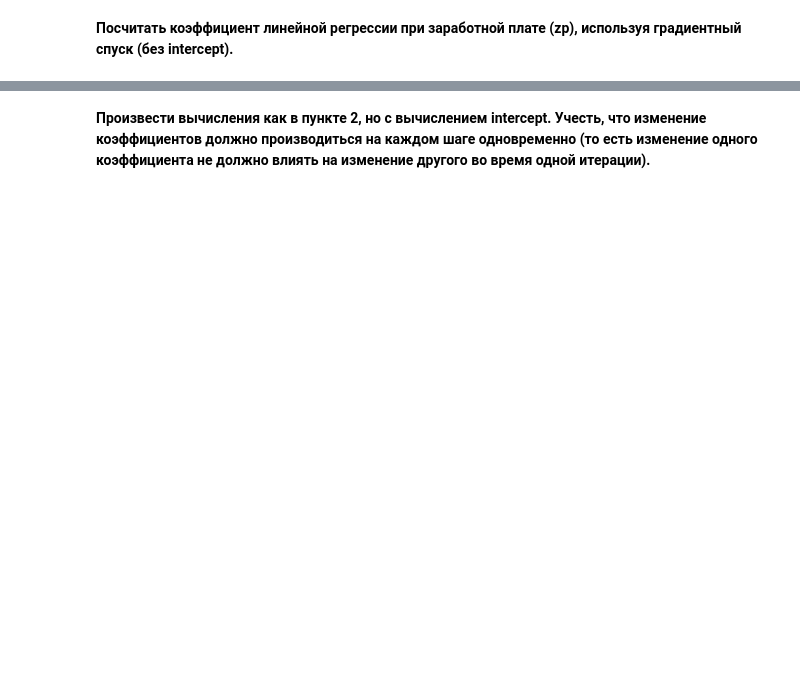
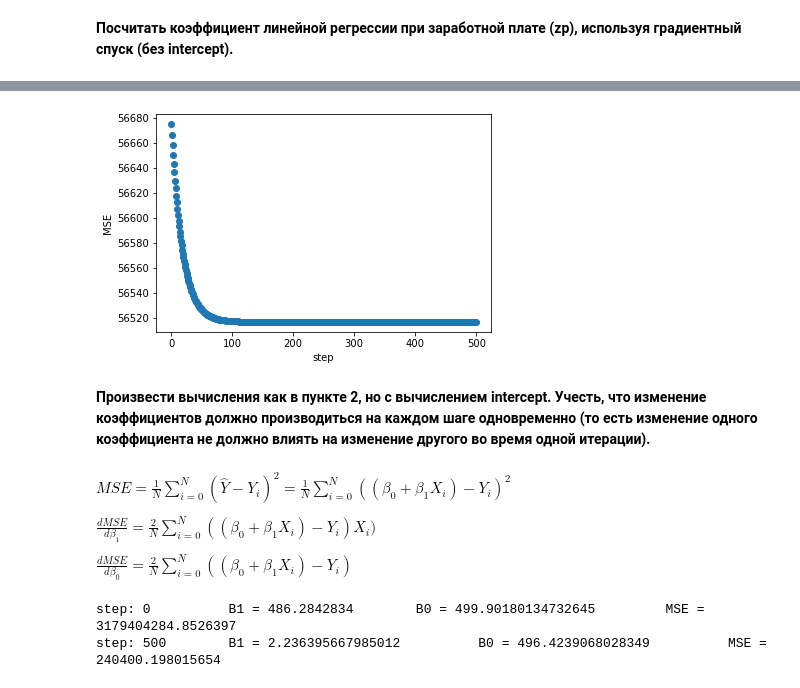
Before and after one commit to GoninM/GB_probability_theory, a Jupyter notebook: homework_7.ipynb, the cells around one changed output, grey strips where cells are left out. Saved outputs shown, nothing was run; the diff lists cells and outputs as text; code cells hidden in the pictures; blank space fills up the shorter version.

```diff
--- a/homework_7.ipynb
+++ b/homework_7.ipynb
@@ -18,3 +177,38 @@ array([401, 574, 874, 919, 459, 739, 653, 902, 746, 832])
+# %%
+plt.scatter(idx,mse_data)
+plt.xlabel('step')
+plt.ylabel('MSE')
+plt.show()
+# %% [output]
+[figure, added]
 # %% [markdown]
 <b> Произвести вычисления как в пункте 2, но с вычислением intercept. Учесть, что изменение коэффициентов должно производиться
 на каждом шаге одновременно (то есть изменение одного коэффициента не должно влиять на изменение другого во время одной итерации). </b>
+# %% [markdown]
+$MSE = \frac{1}{N} \sum \limits_{i=0}^{N} (\hat{Y}-Y_{i})^{2} = \frac{1}{N} \sum \limits_{i=0}^{N} ((\beta_{0} + \beta_{1}X_{i})-Y_{i})^{2}$
+
+$\frac{d MSE}{d\beta_{1}} = \frac{2}{N} \sum \limits_{i=0}^{N} ((\beta_{0} + \beta_{1}X_{i})-Y_{i})X_{i})$
+
+$\frac{d MSE}{d\beta_{0}} = \frac{2}{N} \sum \limits_{i=0}^{N} ((\beta_{0} + \beta_{1}X_{i})-Y_{i})$
+# %%
+B1 = 500 #np.random.randint(1, 1000)
+B0 = 500 #np.random.randint(1, 1000)
+alfa = 1e-6
+num_iteration = 1000
+
+b1 = []
+b0 = []
+mse_2 = []
+
+for i in range(num_iteration):
+    B1 -= alfa*(2/n)*np.sum((B0+B1*X-y)*X)
+    B0 -= alfa*(2/n)*np.sum((B0+B1*X-y))
+    b1.append(B1)
+    b0.append(B0)
+
+    mse_2.append(mse((X*B1+B0), y))
+    if i%500 == 0:
+        print('step: {} \t B1 = {} \t B0 = {} \t MSE = {}'.format(i, B1, B0, mse((X*B1), y)))
+# %% [output]
+step: 0          B1 = 486.2842834        B0 = 499.90180134732645         MSE = 3179404284.8526397
+step: 500        B1 = 2.236395667985012          B0 = 496.4239068028349          MSE = 240400.198015654
```
Also changed, not shown: parts of 29 cells of this notebook.
